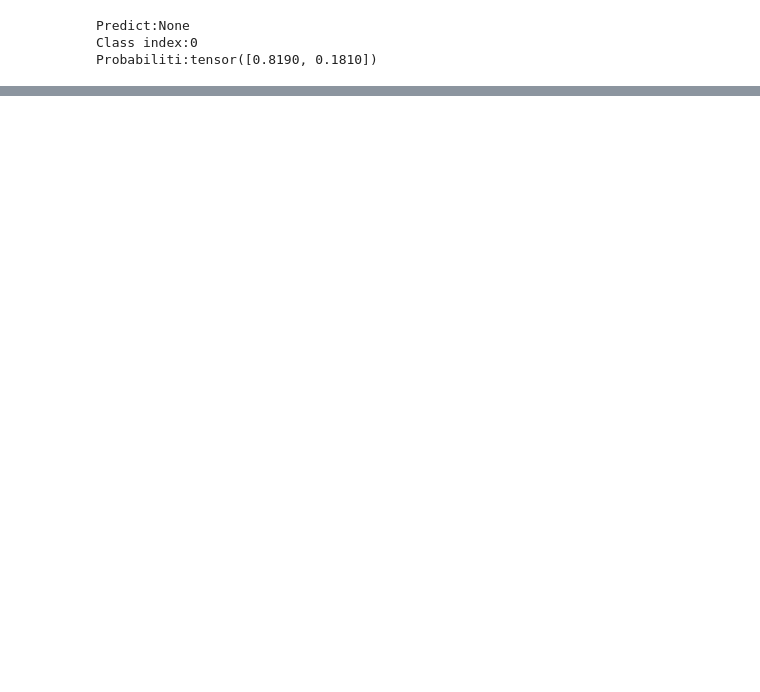
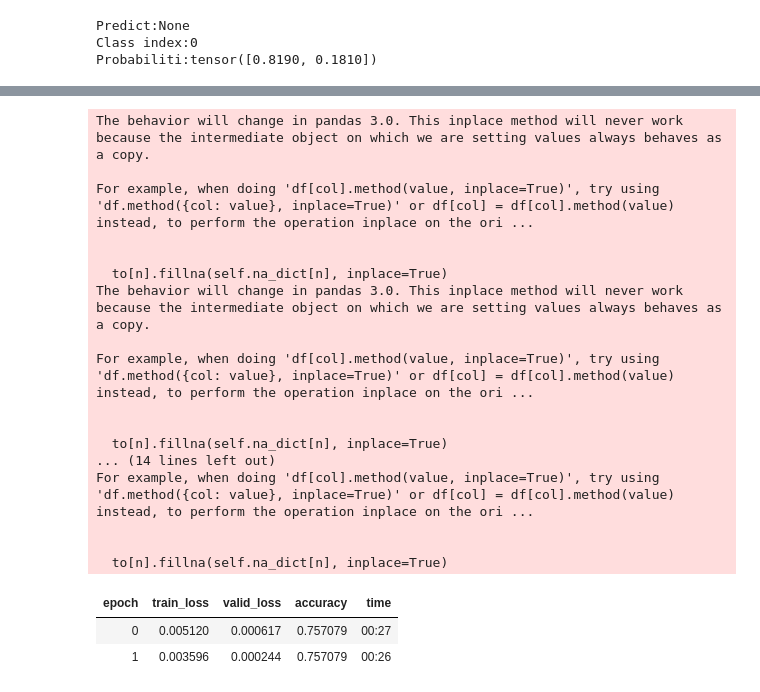
Before and after one commit to baxronovferuz1/DataScience_Np, a Jupyter notebook: semantic_segmentation.ipynb, the cells around one changed output, grey strips where cells are left out. Saved outputs shown, nothing was run; the diff lists cells and outputs as text; code cells hidden in the pictures; blank space fills up the shorter version.

```diff
--- a/semantic_segmentation.ipynb
+++ b/semantic_segmentation.ipynb
@@ -220,0 +241,35 @@ Probabiliti:tensor([0.8190, 0.1810])
+# %%
+# path
+path=Path('.')
+
+# dataloaders
+dls=TabularDataLoaders.from_csv(path/"Loan_Default.csv", path=path,bs=56, y_names="Status",
+                                cat_names=['loan_limit','Gender','approv_in_adv','loan_type','loan_purpose','Credit_Worthiness','open_credit','business_or_commercial','Neg_ammortization','interest_only','lump_sum_payment','construction_type'],
+                                cont_names=['loan_amount','rate_of_interest','Interest_rate_spread','Upfront_charges','term','property_value'],
+                                procs=[Categorify,FillMissing,Normalize]
+                                )
+
+learn=tabular_learner(dls, metrics=accuracy)
+
+learn.fit_one_cycle(2)
+# %% [output]
+The behavior will change in pandas 3.0. This inplace method will never work because the intermediate object on which we are setting values always behaves as a copy.
+
+For example, when doing 'df[col].method(value, inplace=True)', try using 'df.method({col: value}, inplace=True)' or df[col] = df[col].method(value) instead, to perform the operation inplace on the ori ...
+
+
+  to[n].fillna(self.na_dict[n], inplace=True)
+The behavior will change in pandas 3.0. This inplace method will never work because the intermediate object on which we are setting values always behaves as a copy.
+
+For example, when doing 'df[col].method(value, inplace=True)', try using 'df.method({col: value}, inplace=True)' or df[col] = df[col].method(value) instead, to perform the operation inplace on the ori ...
+
+
+  to[n].fillna(self.na_dict[n], inplace=True)
+... (14 lines left out)
+For example, when doing 'df[col].method(value, inplace=True)', try using 'df.method({col: value}, inplace=True)' or df[col] = df[col].method(value) instead, to perform the operation inplace on the ori ...
+
+
+  to[n].fillna(self.na_dict[n], inplace=True)
+| epoch | train_loss | valid_loss | accuracy | time |
+| 0 | 0.005120 | 0.000617 | 0.757079 | 00:27 |
+| 1 | 0.003596 | 0.000244 | 0.757079 | 00:26 |
```
Also changed, not shown: parts of 6 cells of this notebook.
